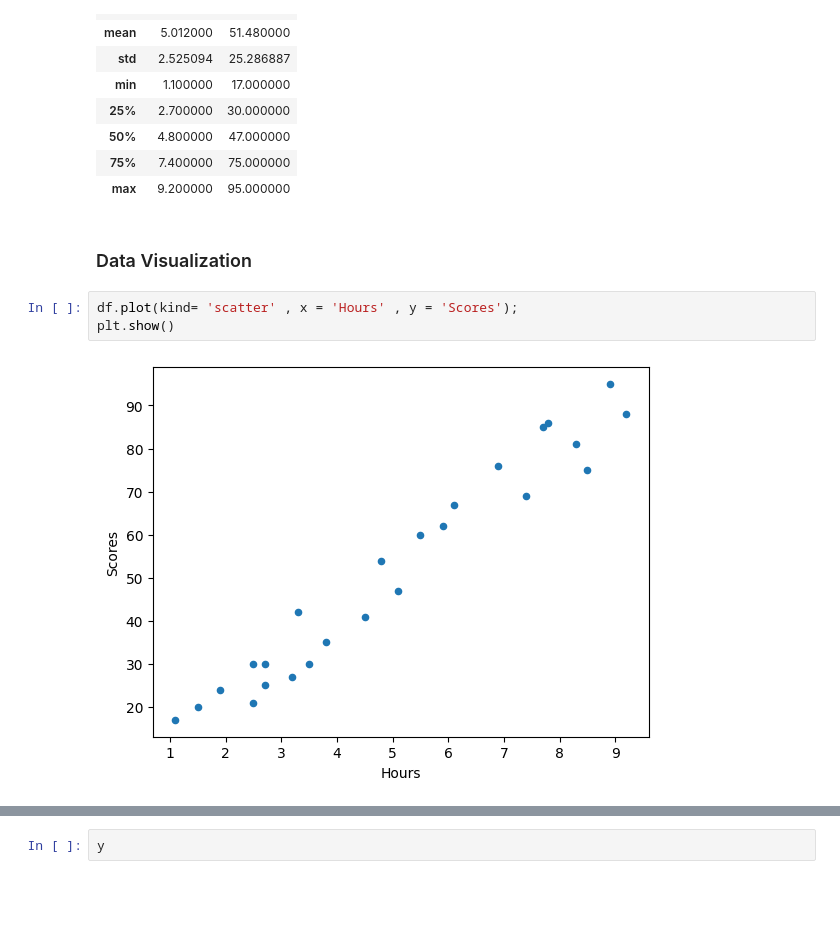
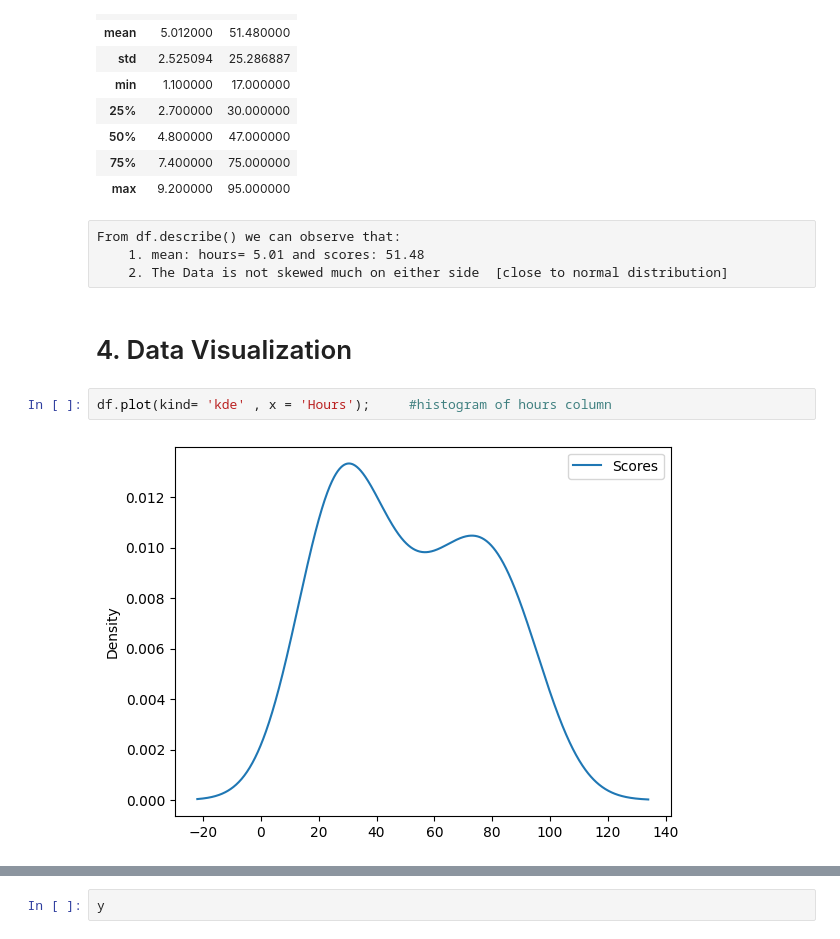
Before and after one commit to DeepankTyagi/Sparks_Internship, a Jupyter notebook: Task 1 Prediction_Using_Supervised_ML.ipynb, the cells around one changed output, grey strips where cells are left out. Saved outputs shown, nothing was run; the diff lists cells and outputs as text; blank space fills up the shorter version.

```diff
--- a/Task 1 Prediction_Using_Supervised_ML.ipynb
+++ b/Task 1 Prediction_Using_Supervised_ML.ipynb
@@ -76,10 +67,13 @@ df.describe()        # gives statistical information about the data
 | 50% | 4.800000 | 47.000000 |
 | 75% | 7.400000 | 75.000000 |
 | max | 9.200000 | 95.000000 |
+# %% [raw]
+From df.describe() we can observe that:
+    1. mean: hours= 5.01 and scores: 51.48
+    2. The Data is not skewed much on either side  [close to normal distribution]
 # %% [markdown]
-### Data Visualization
+# 4. Data Visualization
 # %%
-df.plot(kind= 'scatter' , x = 'Hours' , y = 'Scores');
-plt.show()
+df.plot(kind= 'kde' , x = 'Hours');     #histogram of hours column
 # %% [output]
-[figure, old version]
+[figure, new version]
```
Also changed, not shown: parts of 22 cells of this notebook.
